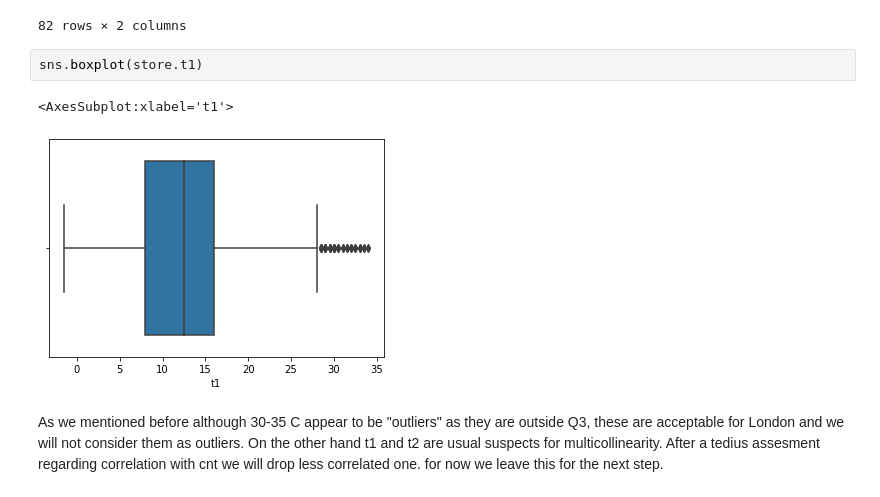
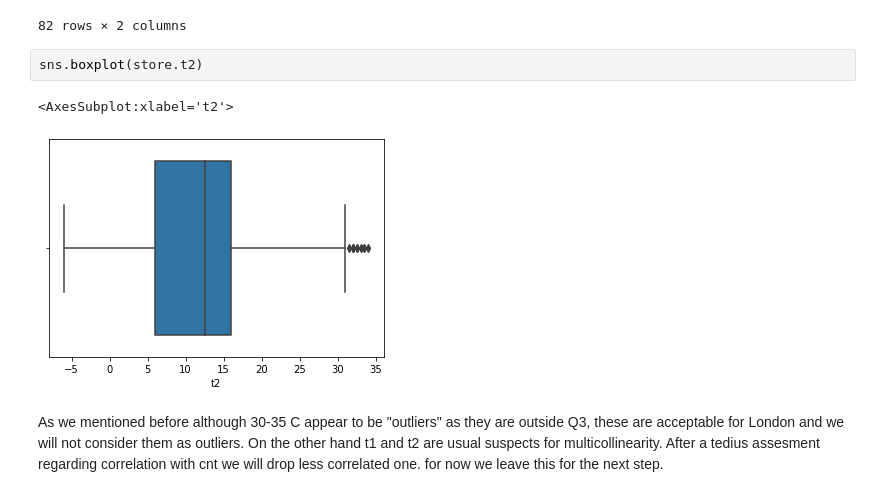
Before and after one commit to ozkanyildirim/Capstone_Projects, a Jupyter notebook: 12_Demand_Prediction_RNN_LSTM/Demand_Prediction_RNN_LSTM.ipynb, the cells around one changed output. Saved outputs shown, nothing was run; the diff lists cells and outputs as text.

```diff
--- a/12_Demand_Prediction_RNN_LSTM/Demand_Prediction_RNN_LSTM.ipynb
+++ b/12_Demand_Prediction_RNN_LSTM/Demand_Prediction_RNN_LSTM.ipynb
@@ -380,10 +379,10 @@ val
 | -5.000000 | 1 | 0.005743 |
 82 rows × 2 columns
 # %%
-sns.boxplot(store.t1)
+sns.boxplot(store.t2)
 # %% [output]
-<AxesSubplot:xlabel='t1'>
+<AxesSubplot:xlabel='t2'>
-[figure, old version]
+[figure, new version]
 # %% [markdown]
 As we mentioned before although 30-35 C  appear to be "outliers" as they are outside Q3, these are acceptable for London and we will not consider them as outliers.
 On the other hand t1 and t2 are usual suspects for multicollinearity. After a tedius assesment regarding correlation with cnt we will drop less correlated one.
```
Also changed, not shown: parts of 23 cells of this notebook.
